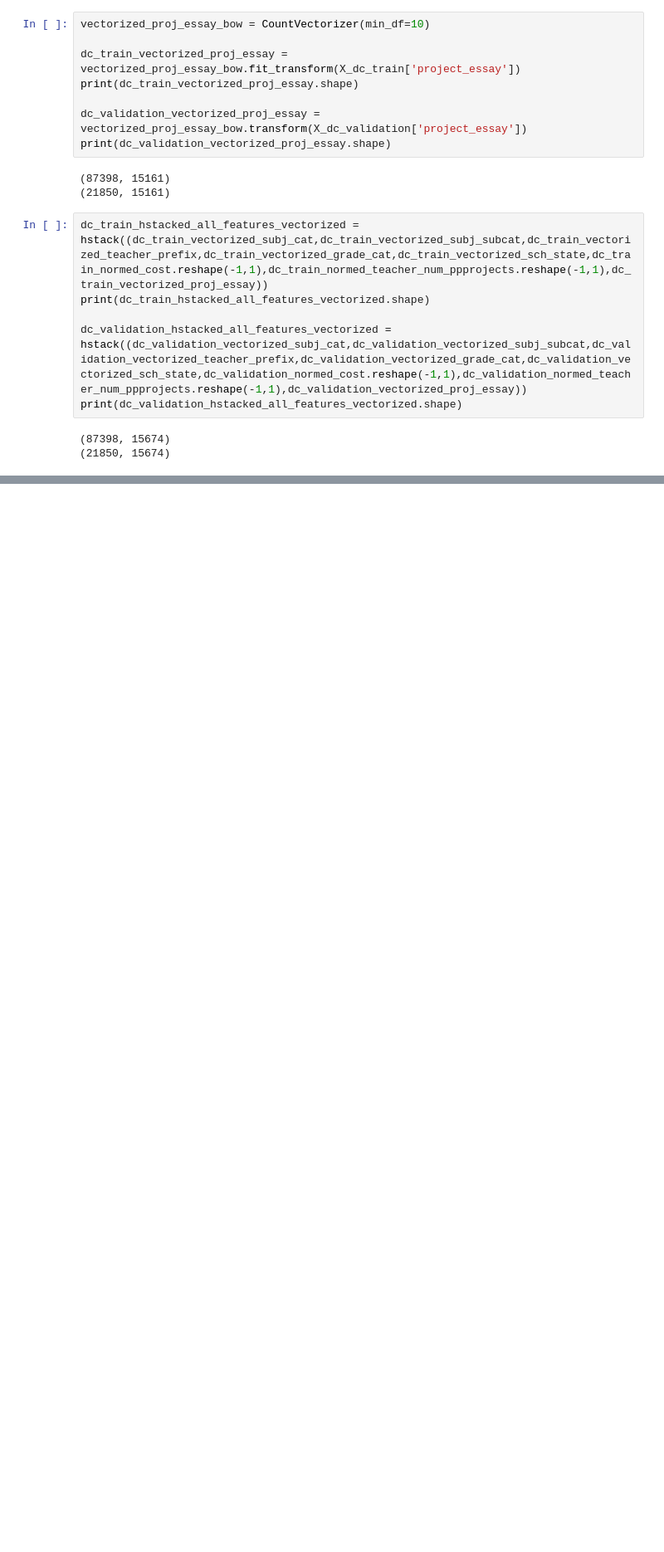
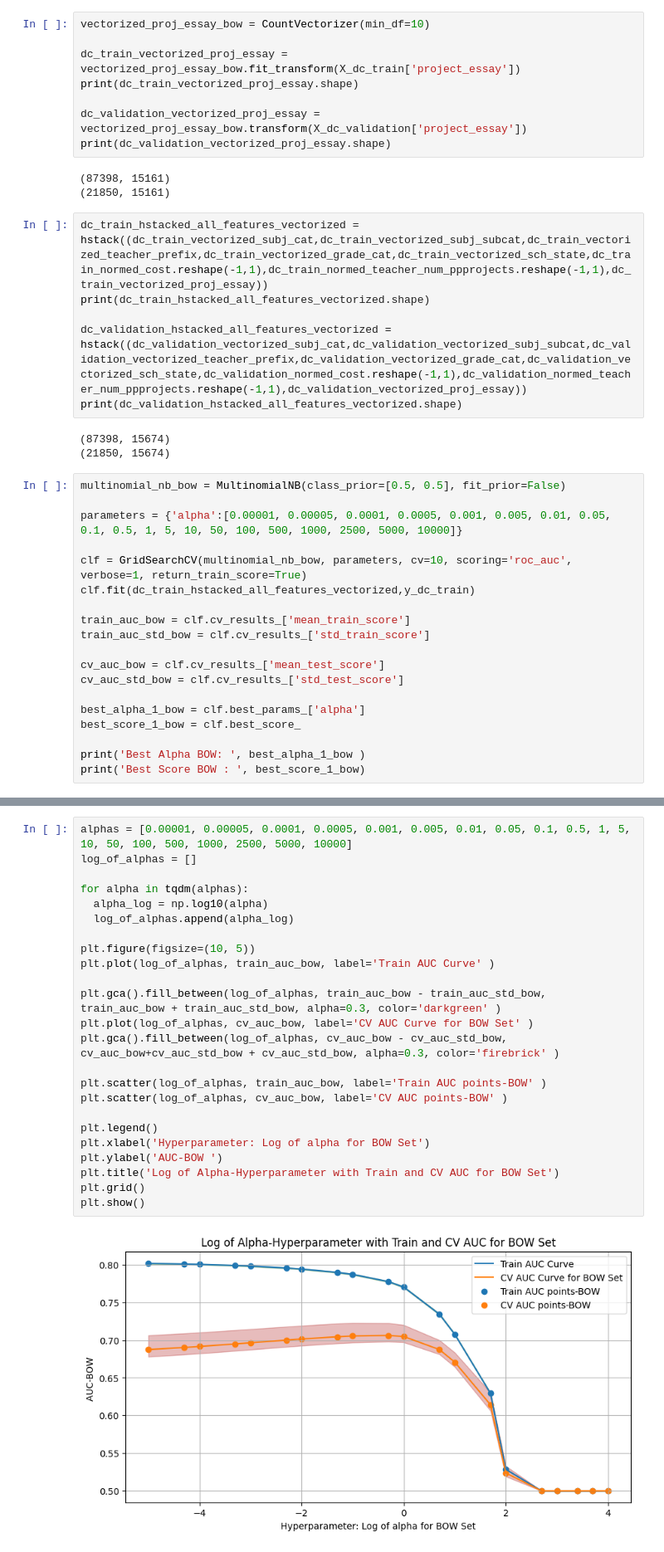
Before and after one commit to arutraj/ML_Basics, a Jupyter notebook: Rajavel_Sethupathi_DonorsChoose.ipynb, the cells around one changed output, grey strips where cells are left out. Shown at 83% size. Drawn from its saved outputs; the diff is of its cells as text; blank space fills up the shorter version.

```diff
--- a/Rajavel_Sethupathi_DonorsChoose.ipynb
+++ b/Rajavel_Sethupathi_DonorsChoose.ipynb
@@ -697,3 +697,22 @@ print(dc_validation_hstacked_all_features_vectorized.shape)
 # %% [output]
 (87398, 15674)
 (21850, 15674)
+# %%
+multinomial_nb_bow = MultinomialNB(class_prior=[0.5, 0.5], fit_prior=False)
+
+parameters = {'alpha':[0.00001, 0.00005, 0.0001, 0.0005, 0.001, 0.005, 0.01, 0.05, 0.1, 0.5, 1, 5, 10, 50, 100, 500, 1000, 2500, 5000, 10000]}
+
+clf = GridSearchCV(multinomial_nb_bow, parameters, cv=10, scoring='roc_auc', verbose=1, return_train_score=True)
+clf.fit(dc_train_hstacked_all_features_vectorized,y_dc_train)
+
+train_auc_bow = clf.cv_results_['mean_train_score']
+train_auc_std_bow = clf.cv_results_['std_train_score']
+
+cv_auc_bow = clf.cv_results_['mean_test_score']
+cv_auc_std_bow = clf.cv_results_['std_test_score']
+
+best_alpha_1_bow = clf.best_params_['alpha']
+best_score_1_bow = clf.best_score_
+
+print('Best Alpha BOW: ', best_alpha_1_bow )
+print('Best Score BOW : ', best_score_1_bow)
@@ -699,0 +723,26 @@ print(dc_validation_hstacked_all_features_vectorized.shape)
+# %%
+alphas = [0.00001, 0.00005, 0.0001, 0.0005, 0.001, 0.005, 0.01, 0.05, 0.1, 0.5, 1, 5, 10, 50, 100, 500, 1000, 2500, 5000, 10000]
+log_of_alphas = []
+
+for alpha in tqdm(alphas):
+  alpha_log = np.log10(alpha)
+  log_of_alphas.append(alpha_log)
+
+plt.figure(figsize=(10, 5))
+plt.plot(log_of_alphas, train_auc_bow, label='Train AUC Curve' )
+
+plt.gca().fill_between(log_of_alphas, train_auc_bow - train_auc_std_bow, train_auc_bow + train_auc_std_bow, alpha=0.3, color='darkgreen' )
+plt.plot(log_of_alphas, cv_auc_bow, label='CV AUC Curve for BOW Set' )
+plt.gca().fill_between(log_of_alphas, cv_auc_bow - cv_auc_std_bow, cv_auc_bow+cv_auc_std_bow + cv_auc_std_bow, alpha=0.3, color='firebrick' )
+
+plt.scatter(log_of_alphas, train_auc_bow, label='Train AUC points-BOW' )
+plt.scatter(log_of_alphas, cv_auc_bow, label='CV AUC points-BOW' )
+
+plt.legend()
+plt.xlabel('Hyperparameter: Log of alpha for BOW Set')
+plt.ylabel('AUC-BOW ')
+plt.title('Log of Alpha-Hyperparameter with Train and CV AUC for BOW Set')
+plt.grid()
+plt.show()
+# %% [output]
+[figure, added]
```
Also changed, not shown: parts of 1 cell of this notebook.
